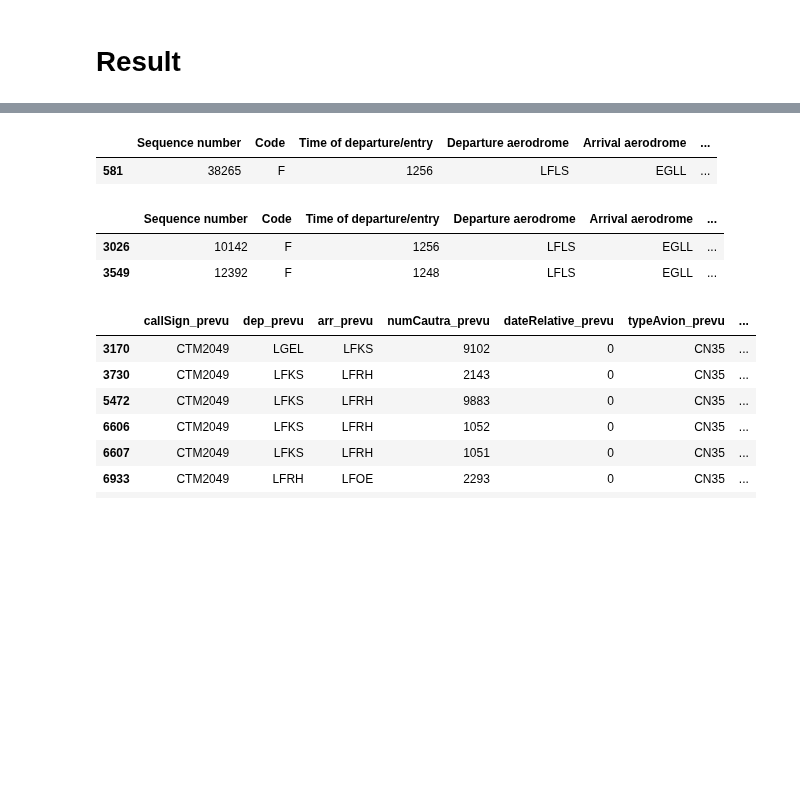
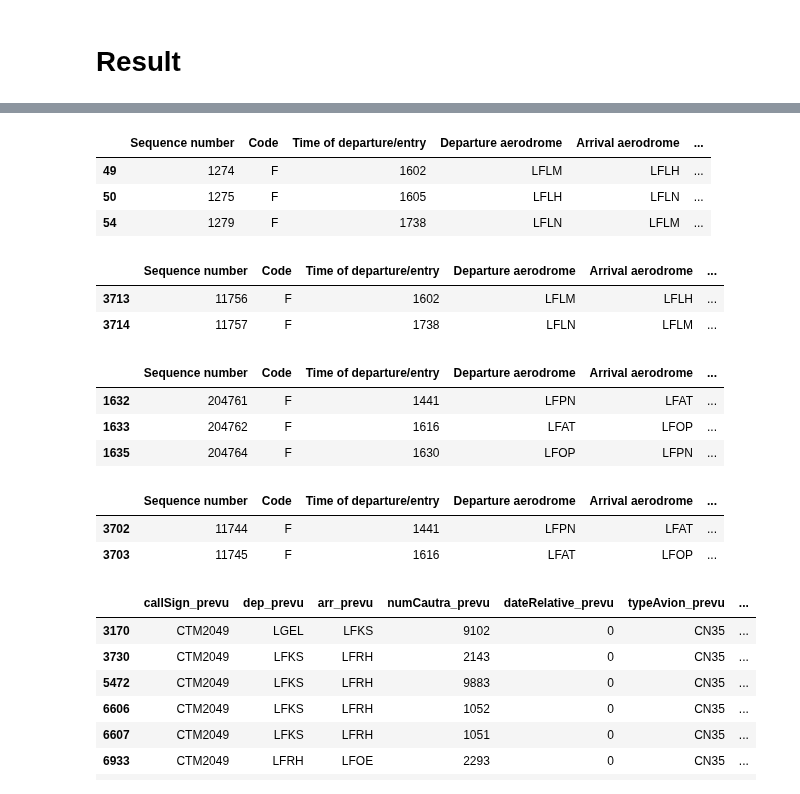
Before and after one commit to ittaldias/redevance, a Jupyter notebook: notebook/test_comparaison2.ipynb, the cells around one changed output, grey strips where cells are left out. Cells and saved outputs as stored; diff of their text form; code cells hidden in the pictures; blank space fills up the shorter version.

```diff
--- a/notebook/test_comparaison2.ipynb
+++ b/notebook/test_comparaison2.ipynb
@@ -1478,14 +1510,29 @@ dataresult[dataresult["compare"] == "vols_only_data_2"]
 # %%
-ABACUS_Mars[ABACUS_Mars["Flight identification"] == "BAW383   "]
+ABACUS_Mars[ABACUS_Mars["Flight identification"] == "FGZBI    "]
 # %% [output]
 |  | Sequence number | Code | Time of departure/entry | Departure aerodrome | Arrival aerodrome | ... |
-| 581 | 38265 | F | 1256 | LFLS | EGLL | ... |
+| 49 | 1274 | F | 1602 | LFLM | LFLH | ... |
+| 50 | 1275 | F | 1605 | LFLH | LFLN | ... |
+| 54 | 1279 | F | 1738 | LFLN | LFLM | ... |
 # %%
-jour_cible[jour_cible["Flight identification"] == "BAW383   "]
+jour_cible[jour_cible["Flight identification"] == "FGZBI    "]
 # %% [output]
 |  | Sequence number | Code | Time of departure/entry | Departure aerodrome | Arrival aerodrome | ... |
-| 3026 | 10142 | F | 1256 | LFLS | EGLL | ... |
-| 3549 | 12392 | F | 1248 | LFLS | EGLL | ... |
+| 3713 | 11756 | F | 1602 | LFLM | LFLH | ... |
+| 3714 | 11757 | F | 1738 | LFLN | LFLM | ... |
+# %%
+ABACUS_Mars[ABACUS_Mars["Flight identification"] == "FGNTS    "]
+# %% [output]
+|  | Sequence number | Code | Time of departure/entry | Departure aerodrome | Arrival aerodrome | ... |
+| 1632 | 204761 | F | 1441 | LFPN | LFAT | ... |
+| 1633 | 204762 | F | 1616 | LFAT | LFOP | ... |
+| 1635 | 204764 | F | 1630 | LFOP | LFPN | ... |
+# %%
+jour_cible[jour_cible["Flight identification"] == "FGNTS    "]
+# %% [output]
+|  | Sequence number | Code | Time of departure/entry | Departure aerodrome | Arrival aerodrome | ... |
+| 3702 | 11744 | F | 1441 | LFPN | LFAT | ... |
+| 3703 | 11745 | F | 1616 | LFAT | LFOP | ... |
 # %%
 jour_2[jour_2["callSign_prevu"] == "CTM2049"]
 # %% [output]
```
Also changed, not shown: parts of 7 cells of this notebook.
